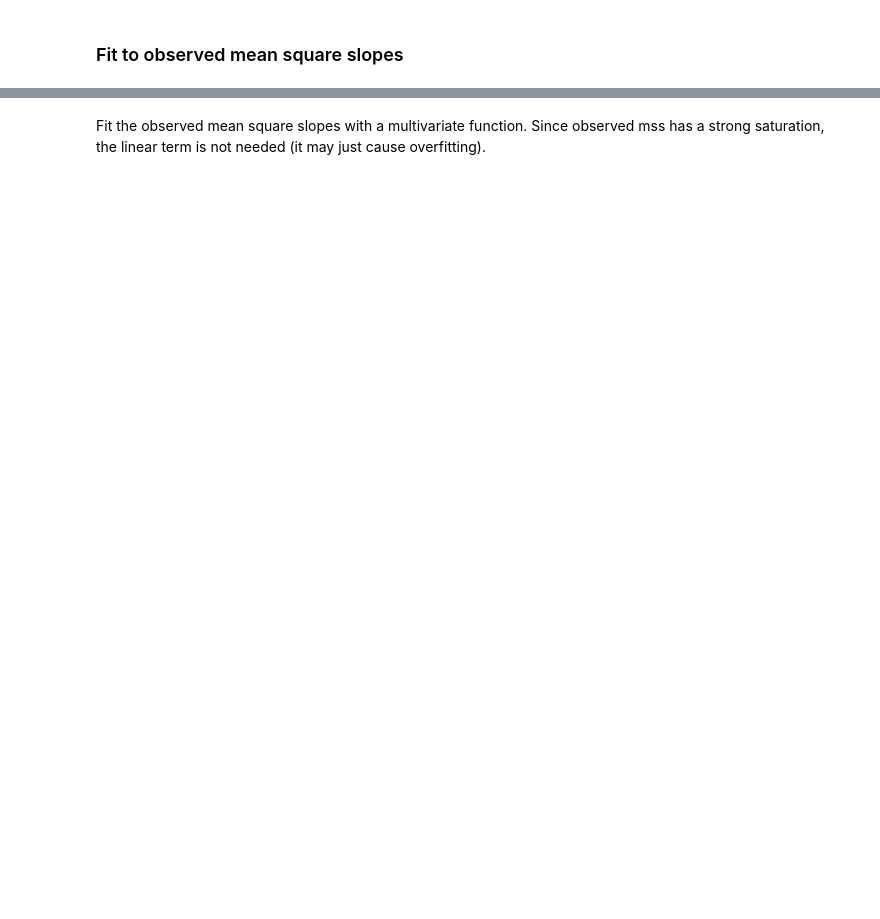
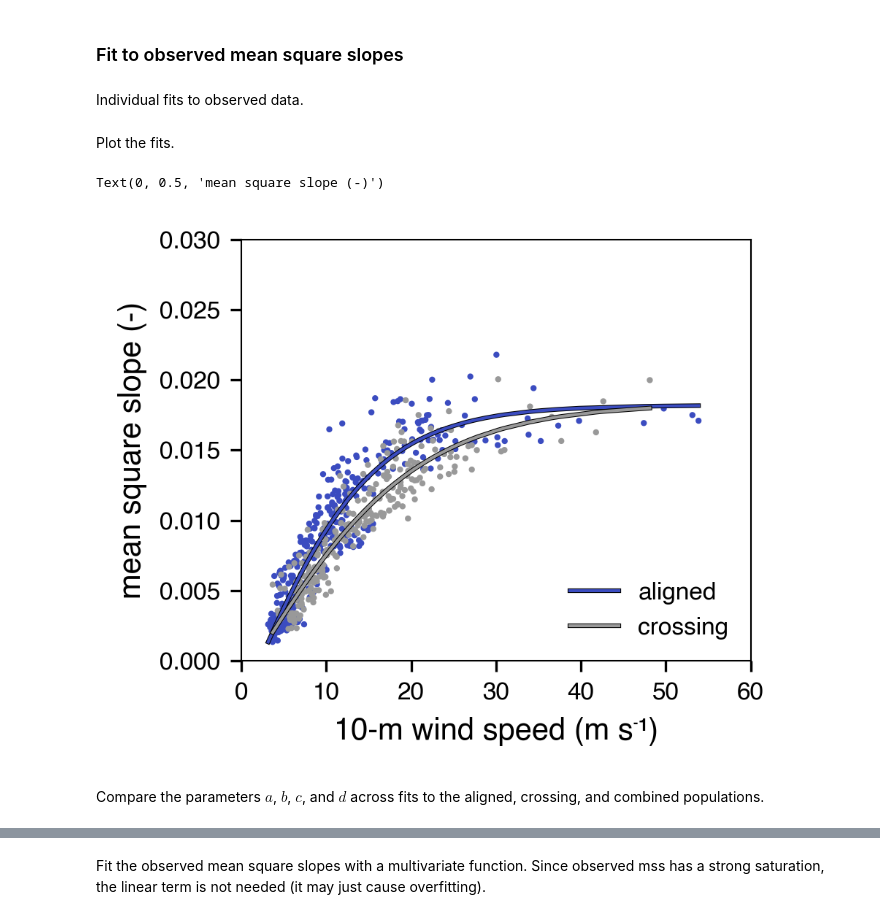
Before and after one commit to jacobrdavis/ocean-surface-wave-slopes-and-wind-wave-alignment, a Jupyter notebook: nb7-slope-alignment.ipynb, the cells around one changed output, grey strips where cells are left out. Drawn from its saved outputs; the diff is of its cells as text; code cells hidden in the pictures; blank space fills up the shorter version.

```diff
--- a/nb7-slope-alignment.ipynb
+++ b/nb7-slope-alignment.ipynb
@@ -323,22 +383,17 @@ multivariate_fit_dict = {
      'fit_1': {
           'fun': mss_multivariate_fit_1,
           'p0': p0_fit_1,
+          'vars': variable_names_fit_1,
      },
      'fit_2': {
           'fun': mss_multivariate_fit_2,
           'p0': p0_fit_2,
+          'vars': variable_names_fit_2,
      },
      'fit_3': {
           'fun': mss_multivariate_fit_3,
           'p0': p0_fit_3,
-     },
-     'fit_4': {
-          'fun': mss_multivariate_fit_4,
-          'p0': p0_fit_4,
-     },
-     'fit_5': {
-          'fun': mss_multivariate_fit_5,
-          'p0': p0_fit_5,
+          'vars': variable_names_fit_3,
      },
 }
 
@@ -515,2 +519,4 @@ Percent difference at 40 m/s: 14.2%
 # %% [markdown]
 ### Fit to observed mean square slopes
+# %% [markdown]
+Individual fits to observed data.
@@ -516,0 +547,46 @@ Percent difference at 40 m/s: 14.2%
+# %% [markdown]
+Plot the fits.
+# %%
+FIGURE_SIZE = (3, 2.5)
+
+fig, ax = plt.subplots(1, 1, figsize=FIGURE_SIZE)
+y_col = 'mean_square_slope_observed'
+
+plot_fit(
+    ax,
+    fit_df.loc[is_aligned],
+    fit_col='observed_aligned_fit',
+    y_col=y_col,
+    scatter_kwargs=dict(**plotting.wind_wave_alignment_cat_plot_kwargs, s=1),
+    line_plot_kwargs=dict(
+        color=plotting.wind_wave_alignment_cat_plot_kwargs['cmap'](0),
+        path_effects=[pe.Stroke(linewidth=1.5, foreground='k', capstyle="projecting"), pe.Normal()],
+        label='aligned',
+        linewidth=1,
+    ),
+)
+
+plot_fit(
+    ax,
+    fit_df.loc[is_crossing],
+    fit_col='observed_crossing_fit',
+    y_col=y_col,
+    scatter_kwargs=dict(**plotting.wind_wave_alignment_cat_plot_kwargs, s=1),
+    line_plot_kwargs=dict(
+        color=plotting.wind_wave_alignment_cat_plot_kwargs['cmap'](1),
+        path_effects=[pe.Stroke(linewidth=1.5, foreground='k', capstyle="projecting"), pe.Normal()],
+        label='crossing',
+        linewidth=1,
+    ),
+)
+
+ax.legend(loc='lower right', frameon=False, fontsize=plotting.small_font_size)
+ax.set_ylim((0,0.03))
+ax.set_xlim((0, 60))
+ax.set_xlabel('10-m wind speed (m s\u207B\u00B9)')
+ax.set_ylabel('mean square slope (-)')
+# %% [output]
+Text(0, 0.5, 'mean square slope (-)')
+[figure, added]
+# %% [markdown]
+Compare the parameters $a$, $b$, $c$, and $d$ across fits to the aligned, crossing, and combined populations.
```
Also changed, not shown: parts of 42 cells of this notebook, 5 other files.
